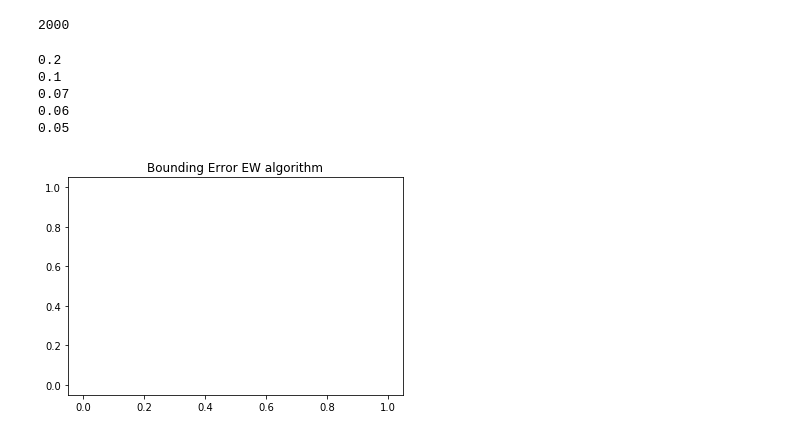
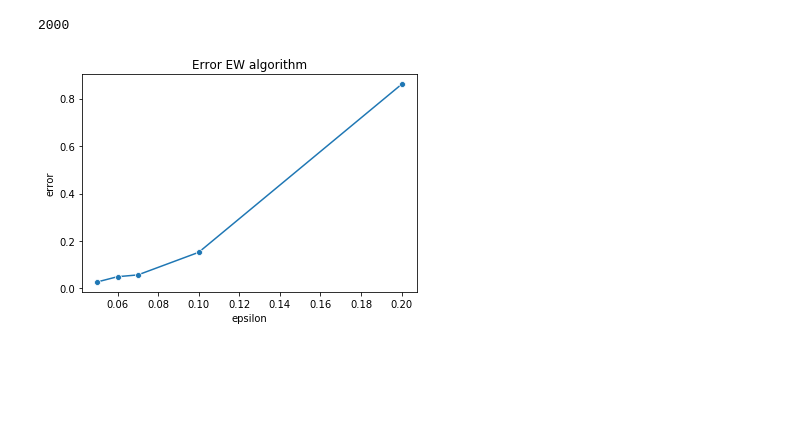
Before and after one commit to MattBlue92/Progetto-APMD-AAGM-2020, a Jupyter notebook: notebooks/Performances.ipynb, the cells around one changed output. Drawn from its saved outputs; the diff is of its cells as text; code cells hidden in the pictures; blank space fills up the shorter version.

Commit message:
save pandas dataframe with error values

```diff
--- a/notebooks/Performances.ipynb
+++ b/notebooks/Performances.ipynb
@@ -91,23 +89,22 @@ expected = nx.closeness_centrality(R, wf_improved=False)
 # %%
-df_performance = pd.DataFrame(columns=['epsilon', 'error'])
-#epsilon_list = [0.2, 0.1, 0.07, 0.06, 0.05]
-epsilon_list = [0.2]
-for e in epsilon_list:
-    print(e)
-    EW = EWAlgorithm(R, e)
-    actual = EW.run()
-    error =compute_error(expected, actual)
-    mean_error=np.mean(error)
-    df_performance=df_performance.append({'epsilon':e,'error':mean_error}, ignore_index=True)
+if not os.path.exists(DATA_DIR/"ErrorEW.csv"):
+    expected = nx.closeness_centrality(R, wf_improved=False)
+    df_performance = pd.DataFrame(columns=['epsilon', 'error'])
+    #epsilon_list = [0.2, 0.1, 0.07, 0.06, 0.05] #time of execution: 2 hours
+    epsilon_list = [0.2]
+    for e in epsilon_list:
+        print(e)
+        EW = EWAlgorithm(R, e)
+        actual = EW.run()
+        error =compute_error(expected, actual)
+        mean_error=np.mean(error)
+        df_performance=df_performance.append({'epsilon':e,'error':mean_error}, ignore_index=True)
+    df_performance.to_csv(DATA_DIR/"ErrorEW.csv")
+else:
+    df_performance=pd.read_csv(DATA_DIR/"ErrorEW.csv")
-# %% [output]
-0.2
-0.1
-0.07
-0.06
-0.05
 # %%
-plt.title("Bounding Error EW algorithm")
-plot=sns.scatterplot(x="epsilon", y="error", data=df_performance)
+plt.title("Error EW algorithm")
+plot=sns.lineplot(x="epsilon", y="error", marker="o", data=df_performance)
 plt.show()
 # %% [output]
-[figure, old version]
+[figure, new version]
```
Also changed, not shown: parts of 3 cells of this notebook, 1 other file.
